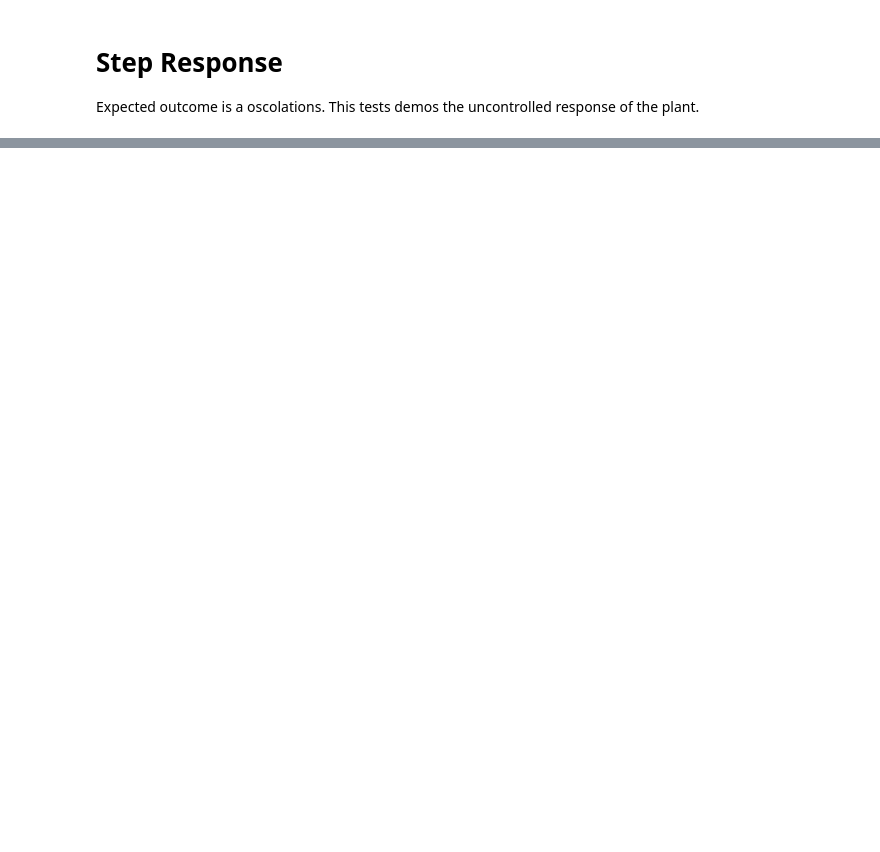
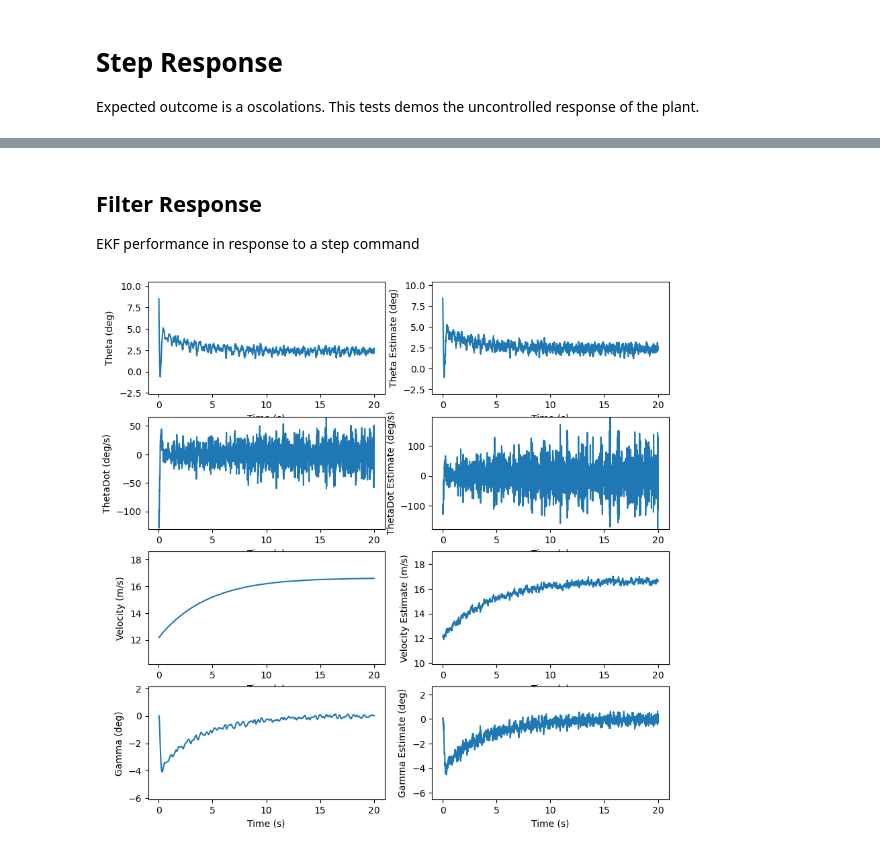
Before and after one commit to matthew0517/Flappy-Junco, a Jupyter notebook: DroneDemo.ipynb, the cells around one changed output, grey strips where cells are left out. Drawn from its saved outputs; the diff is of its cells as text; code cells hidden in the pictures; blank space fills up the shorter version.

Commit message:
Added in plots of the EKF

```diff
--- a/DroneDemo.ipynb
+++ b/DroneDemo.ipynb
@@ -101,0 +100,43 @@ state_plots(traj, elvActual)
+# %% [markdown]
+## Filter Response
+EKF performance in response to a step command
+# %%
+importlib.reload(Drone)
+
+config = defaultConfig()
+drone = Drone.Drone(config, config)
+
+thrustCommand = 4.4
+fpaCommand = 0/180*np.pi
+dynRef = drone.coherentCommand(thrustCommand,fpaCommand)
+elivatorRef = drone.elevatorFromAlpha(dynRef[1]-dynRef[3])
+stateRef = np.hstack(([0,50], dynRef))
+action = (thrustCommand, elivatorRef, dynRef)
+drone.reset(stateRef)
+
+# NEW COMMAND
+iterations = 2000
+traj = np.zeros((7,iterations))
+trajEst = np.zeros((4,iterations))
+dynRef = drone.coherentCommand(thrustCommand+1,fpaCommand)
+elivatorRef = drone.elevatorFromAlpha(dynRef[1]-dynRef[3])
+action = (thrustCommand+1, elivatorRef, dynRef)
+thrustCommand = np.zeros(iterations)+action[0]
+elvActual = np.zeros(iterations) + action[1]
+
+for iter in range(0, iterations):
+    observation, reward, terminated = drone.step(action)
+    state = drone.plant.state
+    stateEst = drone.stateEstimate
+
+
+    traj[:,iter] = np.hstack((state,drone.plant.time))
+    trajEst[:,iter] = stateEst
+
+    elvActual[iter] = drone.delta_e_actual
+    if terminated:
+        break
+
+est_plots(traj, trajEst)
+# %% [output]
+[figure, added]
```
Also changed, not shown: parts of 4 cells of this notebook, 1 other file.
